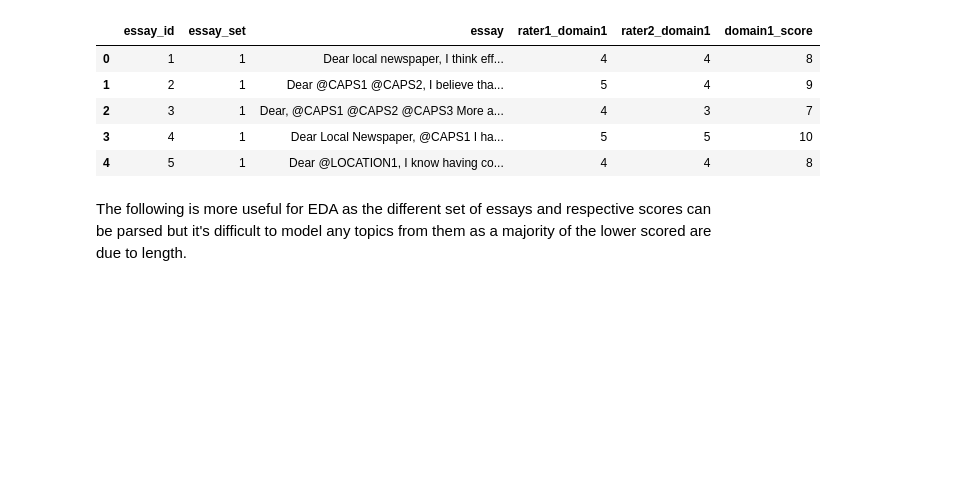
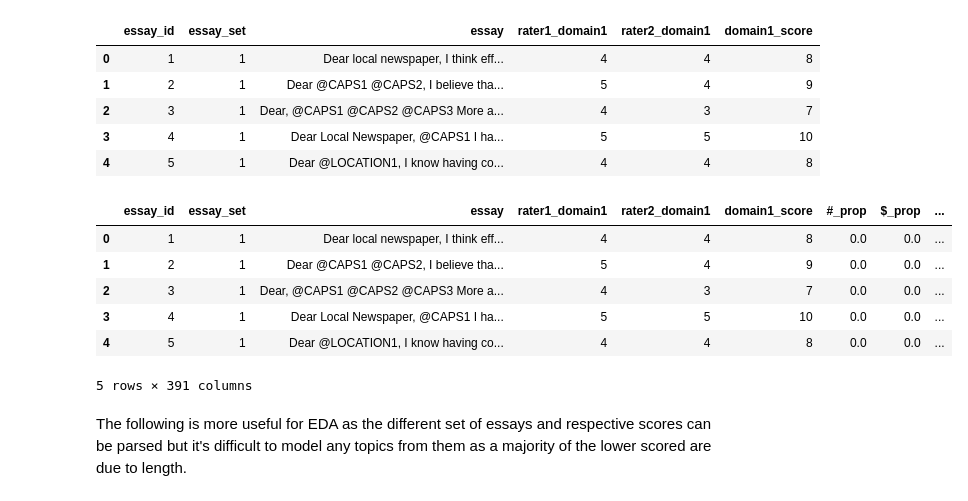
Before and after one commit to livejake/better_writer, a Jupyter notebook: extra NLP features.ipynb, the cells around one changed output. Drawn from its saved outputs; the diff is of its cells as text; code cells hidden in the pictures; blank space fills up the shorter version.

```diff
--- a/extra NLP features.ipynb
+++ b/extra NLP features.ipynb
@@ -174,6 +174,22 @@ Based on the excerpt, describe the obstacles the builders of the Empire State Bu
                  """Write about patience. Being patient means that you are understanding and tolerant. A patient person experience difficulties without complaining.
 Do only one of the following: write a story about a time when you were patient OR write a story about a time when someone you know was patient OR write a story in your own way about patience.""",
                  """We all understand the benefits of laughter. For example, someone once said, “Laughter is the shortest distance between two people.” Many other people believe that laughter is an important part of any relationship. Tell a true story in which laughter was one element or part."""]
+# %%
+df2 = pd.read_csv('essay_features.csv')
+# %%
+df2.fillna(0, inplace=True)
+# %%
+full_df = df1.merge(df2, how = 'left', left_on='essay_id', right_on='essay_id')
+# %%
+full_df.head()
+# %% [output]
+|  | essay_id | essay_set | essay | rater1_domain1 | rater2_domain1 | domain1_score | #_prop | $_prop | ... |
+| 0 | 1 | 1 | Dear local newspaper, I think eff... | 4 | 4 | 8 | 0.0 | 0.0 | ... |
+| 1 | 2 | 1 | Dear @CAPS1 @CAPS2, I believe tha... | 5 | 4 | 9 | 0.0 | 0.0 | ... |
+| 2 | 3 | 1 | Dear, @CAPS1 @CAPS2 @CAPS3 More a... | 4 | 3 | 7 | 0.0 | 0.0 | ... |
+| 3 | 4 | 1 | Dear Local Newspaper, @CAPS1 I ha... | 5 | 5 | 10 | 0.0 | 0.0 | ... |
+| 4 | 5 | 1 | Dear @LOCATION1, I know having co... | 4 | 4 | 8 | 0.0 | 0.0 | ... |
+5 rows × 391 columns
 # %% [markdown]
 The following is more useful for EDA as the different set of essays and respective scores can be parsed but it's difficult to model any topics from them as a majority of the lower scored are due to length.
 # %%
```
Also changed, not shown: parts of 17 cells of this notebook.
